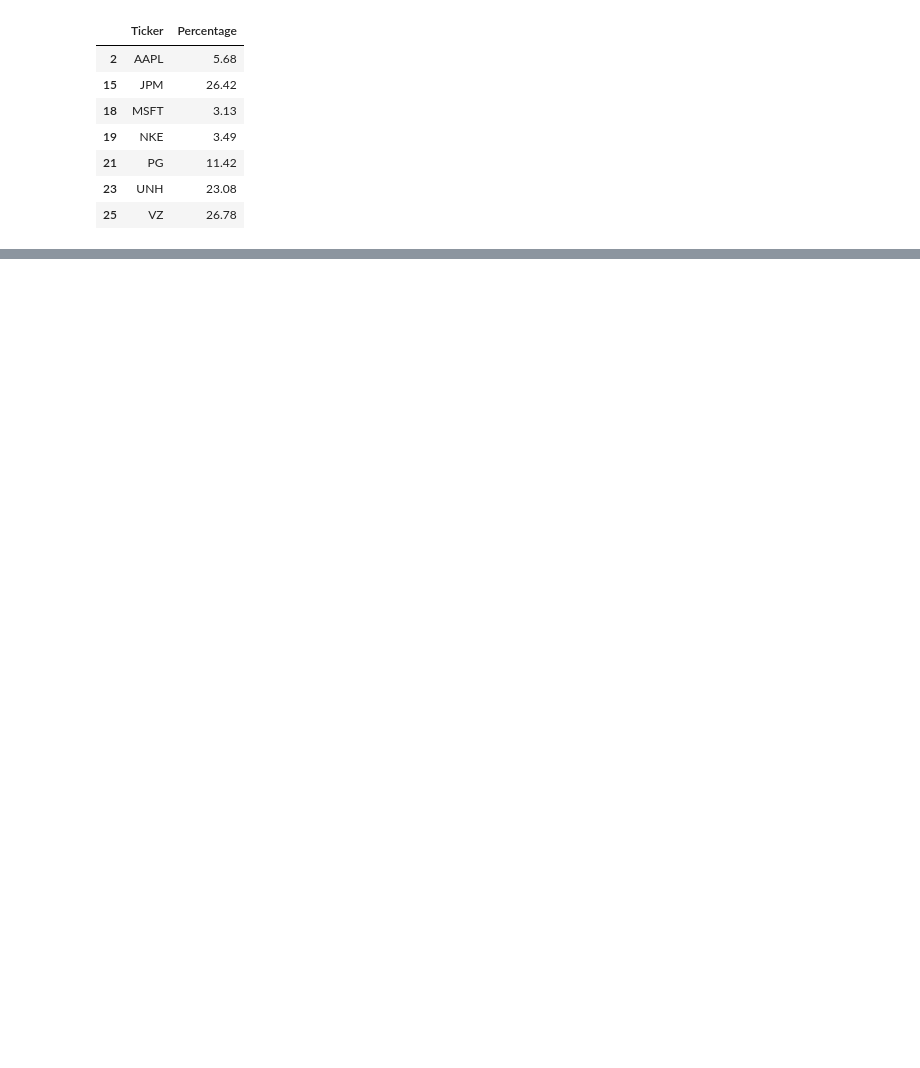
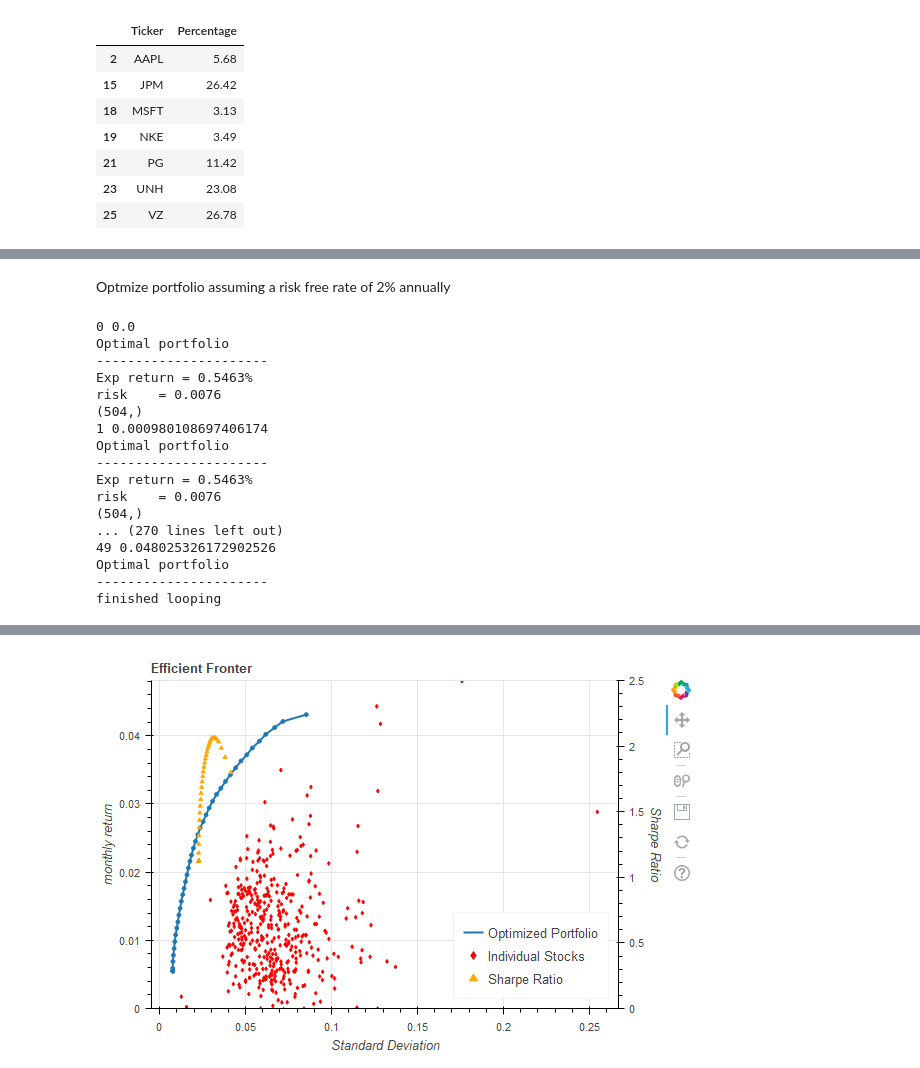
Before and after one commit to kwei321/Finance-Related-Notebook, a Jupyter notebook: 1. Simple Portfolio Optimizer.ipynb, the cells around one changed output, grey strips where cells are left out. Saved outputs shown, nothing was run; the diff lists cells and outputs as text; code cells hidden in the pictures; blank space fills up the shorter version.

Commit message:
Fixed the calculation of Sharpe Ratio
Fixed the calculation of Sharpe Ratio and added portfolio optimization for S&P 500

```diff
--- a/1. Simple Portfolio Optimizer.ipynb
+++ b/1. Simple Portfolio Optimizer.ipynb
@@ -293,7 +291,7 @@ risk    = 0.0270
 # %% [markdown]
 ### 2.3 Wrap the optimization routine in function and obtain efficient frontier
 # %%
-def compute_frontier(DF, max_indi_allocation = 0.3, num_points = 50):
+def compute_frontier(DF, max_indi_allocation = 0.3, num_points = 50, risk_free_rate = 0):
 
     """Compute the weights, return, and risk for plot the efficent frontier
 
@@ -362,7 +360,7 @@ def compute_frontier(DF, max_indi_allocation = 0.3, num_points = 50):
 
             expected_return_vector = np.append(expected_return_vector, expected_return.value)
 
-            sharpe_vector = np.append(sharpe_vector, compute_sharpe_ratio_portfolio(DF, x.value))
+            sharpe_vector = np.append(sharpe_vector, compute_sharpe_ratio_portfolio(DF, x.value, risk_free_rate = risk_free_rate))
         except:
             # if there is no solution, do nothing
             pass
@@ -467,0 +472,16 @@ display(portfolio_DF[portfolio_DF["Percentage"] > 0.0001])
+# %%
+
+# load the SPY holding csv file from SPDR
+A = pd.read_csv("SPY_ALL_Holdings.csv")
+
+symbol_list1 = list(A["Identifier"])
+
+# Load Yahoo Data
+DF3 =  load_symbol(symbol_list1, period = "5y")
+
+# select adjusted close and fill missing values (especially for the DOW Company)
+DF3 = fill_missing_values(select_adjclose_column(DF3))
+
+# calculate monthly return and assign it to DF1
+DF4 = compute_monthly_return(DF3)
+DF4.head(10)
@@ -467,0 +503,58 @@ display(portfolio_DF[portfolio_DF["Percentage"] > 0.0001])
+# %% [markdown]
+ Optmize portfolio assuming a risk free rate of 2% annually
+# %%
+(weight1,ret1,std1,sharpe1) = compute_frontier(DF4, risk_free_rate = 0.02)
+
+
+p1 = figure(x_axis_label = "Standard Deviation", y_axis_label = "monthly return", plot_width=600, plot_height=400, title="Efficient Fronter")
+
+# add a line renderer
+p1.line(std1, ret1, line_width=2, legend = "Optimized Portfolio")
+
+# add individual simulation point
+p1.circle(std1,ret1,size = 4)
+
+# add individual point for each stock
+p1.diamond(compute_std(DF4).values, compute_mean_return(DF4).values, color = "red", size = 4, legend = "Individual Stocks")
+
+p1.y_range = Range1d(0,np.nanmax(ret1) + 0.005)
+
+
+# add the sharpe ratio for the portfolio as the second y axis
+p1.extra_y_ranges = {"sharpe":Range1d(start = 0, end = 2.5)}
+p1.add_layout(LinearAxis(y_range_name = "sharpe", axis_label='Sharpe Ratio'), "right")
+p1.triangle(std,sharpe, size = 4, color = "orange", y_range_name = "sharpe", legend = "Sharpe Ratio")
+p1.legend.location = "bottom_right"
+
+show(p1)
+
+# export to png
+try:
+    export_png(p1, filename="Fig 1.2.PNG")
+except:
+    pass
+
+
+
+try:
+    display(Image(filename = "Fig 1.2.PNG"))
+except:
+    pass
+# %% [output]
+0 0.0
+Optimal portfolio
+----------------------
+Exp return = 0.5463%
+risk    = 0.0076
+(504,)
+1 0.000980108697406174
+Optimal portfolio
+----------------------
+Exp return = 0.5463%
+risk    = 0.0076
+(504,)
+... (270 lines left out)
+49 0.048025326172902526
+Optimal portfolio
+----------------------
+finished looping
@@ -467,0 +563 @@ display(portfolio_DF[portfolio_DF["Percentage"] > 0.0001])
+[figure, added]
```
Also changed, not shown: parts of 9 cells of this notebook, 2 other files.
